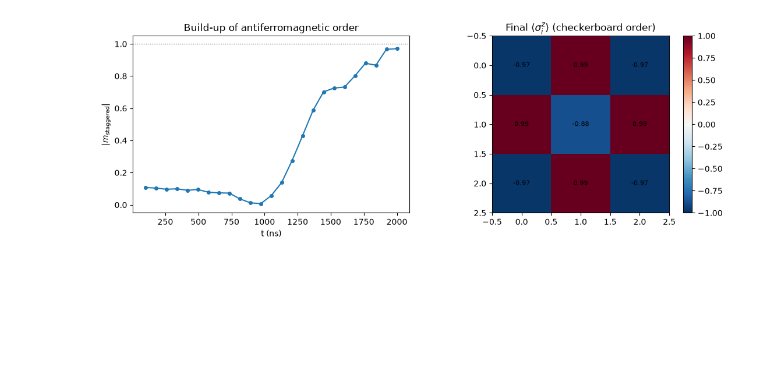
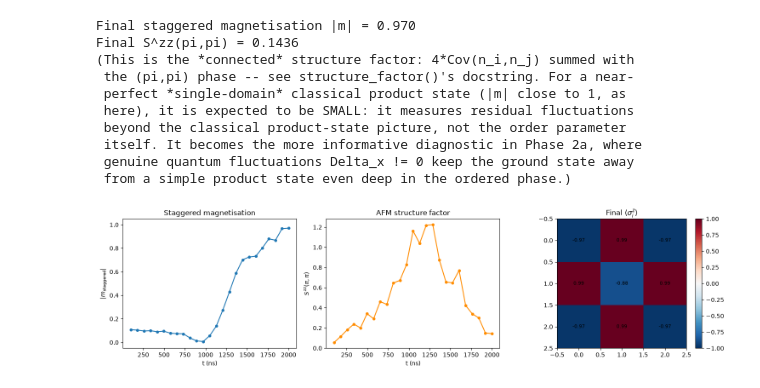
Before and after one commit to oyewodayo/tmmggao4_quantum_twin, a Jupyter notebook: notebooks/01_phase1_afm_prep.ipynb, the cells around one changed output. Cells and saved outputs as stored; diff of their text form; code cells hidden in the pictures; blank space fills up the shorter version.

Commit message:
Refactor code structure for improved readability and maintainability

```diff
--- a/notebooks/01_phase1_afm_prep.ipynb
+++ b/notebooks/01_phase1_afm_prep.ipynb
@@ -158,0 +88,11 @@ Final staggered magnetisation |m| = 0.110
+# %%
+eval_times = list(np.linspace(0.05, 1.0, 25))
+cfg = EmulationConfig(observables=[
+    Occupation(evaluation_times=eval_times),
+    CorrelationMatrix(evaluation_times=eval_times),
+])
+
+t0 = time.time()
+backend = QutipBackendV2(seq, config=cfg)
+results = backend.run()
+print(f"Emulation took {time.time()-t0:.1f} s")
@@ -159,26 +111,66 @@ Final staggered magnetisation |m| = 0.110
+# %%
+names = list(register.qubits.keys())
+coords = np.array([register.qubits[n] for n in names])
+all_idx = np.arange(len(names))
+q_pipi = np.array([np.pi, np.pi]) / spacing   # (pi,pi) ordering wavevector, checkerboard
+
+staggered = np.array([[(-1) ** (i + j) for j in range(n_side)] for i in range(n_side)])
+
+def staggered_mag(occ):
+    sz = mm.sz_from_occupation(np.array(occ)).reshape(n_side, n_side)
+    return np.mean(sz * staggered)
+
+m_stag, Szz = [], []
+for occ, corr in zip(results.occupation, results.correlation_matrix):
+    occ = np.array(occ)
+    corr = np.real(np.array(corr))
+    m_stag.append(staggered_mag(occ))
+    Szz.append(mm.all_pair_structure_factor(q_pipi, coords, occ, corr, all_idx))
+
+times_ns = np.array(eval_times) * seq.get_duration()
+print(f"Final staggered magnetisation |m| = {abs(m_stag[-1]):.3f}")
+print(f"Final S^zz(pi,pi) = {Szz[-1]:.4f}")
+print("(This is the *connected* structure factor: 4*Cov(n_i,n_j) summed with")
+print(" the (pi,pi) phase -- see structure_factor()'s docstring. For a near-")
+print(" perfect *single-domain* classical product state (|m| close to 1, as")
+print(" here), it is expected to be SMALL: it measures residual fluctuations")
+print(" beyond the classical product-state picture, not the order parameter")
+print(" itself. It becomes the more informative diagnostic in Phase 2a, where")
+print(" genuine quantum fluctuations Delta_x != 0 keep the ground state away")
+print(" from a simple product state even deep in the ordered phase.)")
+# %% [output]
+Final staggered magnetisation |m| = 0.970
+Final S^zz(pi,pi) = 0.1436
+(This is the *connected* structure factor: 4*Cov(n_i,n_j) summed with
+ the (pi,pi) phase -- see structure_factor()'s docstring. For a near-
+ perfect *single-domain* classical product state (|m| close to 1, as
+ here), it is expected to be SMALL: it measures residual fluctuations
+ beyond the classical product-state picture, not the order parameter
+ itself. It becomes the more informative diagnostic in Phase 2a, where
+ genuine quantum fluctuations Delta_x != 0 keep the ground state away
+ from a simple product state even deep in the ordered phase.)
 # %%
-fig, axes = plt.subplots(1, 2, figsize=(11, 4))
+fig, axes = plt.subplots(1, 3, figsize=(15, 4))
 
 axes[0].plot(times_ns, np.abs(m_stag), "-o", ms=4)
-axes[0].set_xlabel("t (ns)")
-axes[0].set_ylabel(r"$|m_{\mathrm{staggered}}|$")
-axes[0].set_title("Build-up of antiferromagnetic order")
-axes[0].axhline(1.0, color="gray", ls=":", lw=1)
+axes[0].set_xlabel("t (ns)"); axes[0].set_ylabel(r"$|m_{\mathrm{staggered}}|$")
+axes[0].set_title("Staggered magnetisation")
 axes[0].set_ylim(-0.05, 1.05)
 
+axes[1].plot(times_ns, Szz, "-o", ms=4, color="darkorange")
+axes[1].set_xlabel("t (ns)"); axes[1].set_ylabel(r"$S^{zz}(\pi,\pi)$")
+axes[1].set_title("AFM structure factor")
+
 final_occ = np.array(results.occupation[-1])
-
 sz_grid = mm.sz_from_occupation(final_occ).reshape(n_side, n_side)
-
-im = axes[1].imshow(sz_grid, cmap="RdBu_r", vmin=-1, vmax=1)
-axes[1].set_title(r"Final $\langle \sigma^z_i \rangle$ (checkerboard order)")
-
+im = axes[2].imshow(sz_grid, cmap="RdBu_r", vmin=-1, vmax=1)
+axes[2].set_title(r"Final $\langle \sigma^z_i \rangle$")
 for i in range(n_side):
     for j in range(n_side):
-        axes[1].text(j, i, f"{sz_grid[i,j]:.2f}", ha="center", va="center", fontsize=8)
-plt.colorbar(im, ax=axes[1], fraction=0.046)
+        axes[2].text(j, i, f"{sz_grid[i,j]:.2f}", ha="center", va="center", fontsize=8)
+plt.colorbar(im, ax=axes[2], fraction=0.046)
 plt.tight_layout()
 plt.savefig("phase1_afm_result.png", dpi=140)
 plt.show()
 # %% [output]
-[figure, old version]
+[figure, new version]
```
Also changed, not shown: parts of 22 cells of this notebook, 10 other files.
